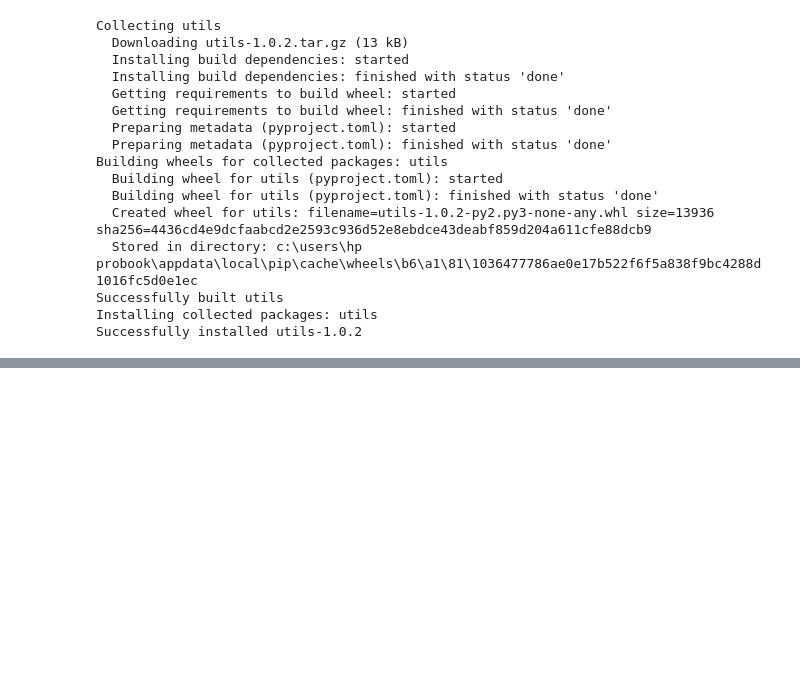
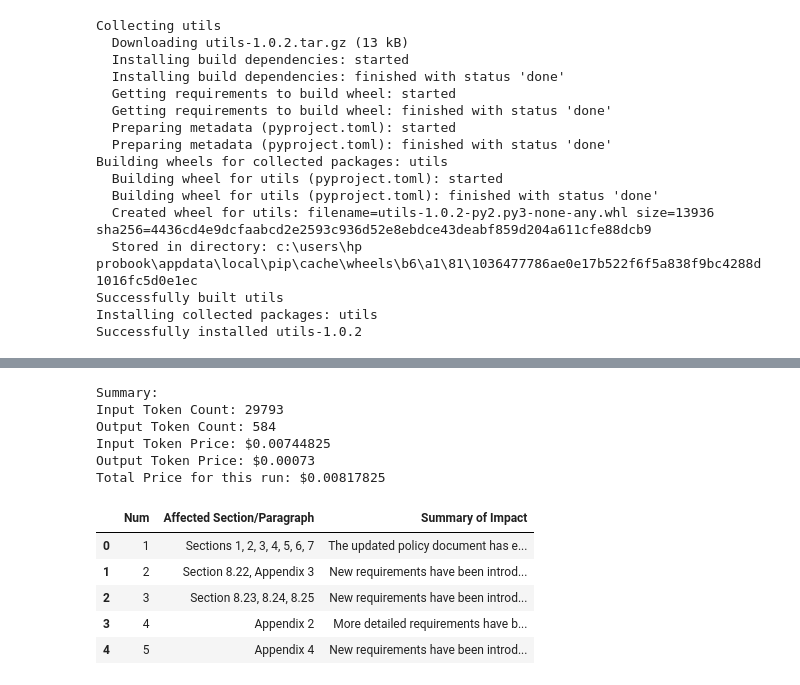
Before and after one commit to Pitruder/Lurim-ai-tinkerer-kl-four-hackathon, a Jupyter notebook: src/Amazon_Bedrock_Regulatory_Compliance.ipynb, the cells around one changed output, grey strips where cells are left out. Saved outputs shown, nothing was run; the diff lists cells and outputs as text; code cells hidden in the pictures; blank space fills up the shorter version.

```diff
--- a/src/Amazon_Bedrock_Regulatory_Compliance.ipynb
+++ b/src/Amazon_Bedrock_Regulatory_Compliance.ipynb
@@ -893,0 +510,5 @@ It is important to note that the specific updates required may vary based on the
+# %%
+output_file = "haiku_1.txt"
+model_name= "Claude 3 Haiku"
+model_id="anthropic.claude-3-haiku-20240307-v1:0"
+prompt = prompt_engineering(r'..\samples\regulatory_policy_documents\ekyc_2020_06.pdf', r'..\samples\regulatory_policy_documents\ekyc_2024_04.pdf')
@@ -893,0 +540,20 @@ It is important to note that the specific updates required may vary based on the
+# %%
+output_1 = show_output_claude(file=output_file,model_name=model_name)
+# %% [output]
+Summary:
+Input Token Count: 29793
+Output Token Count: 584
+Input Token Price: $0.00744825
+Output Token Price: $0.00073
+Total Price for this run: $0.00817825
+# %%
+from IPython.display import display, HTML
+# Convert DataFrame to HTML with a DataTable for interactive scrolling
+display(HTML(output_1.to_html()))
+# %% [output]
+|  | Num | Affected Section/Paragraph | Summary of Impact |
+| 0 | 1 | Sections 1, 2, 3, 4, 5, 6, 7 | The updated policy document has e... |
+| 1 | 2 | Section 8.22, Appendix 3 | New requirements have been introd... |
+| 2 | 3 | Section 8.23, 8.24, 8.25 | New requirements have been introd... |
+| 3 | 4 | Appendix 2 | More detailed requirements have b... |
+| 4 | 5 | Appendix 4 | New requirements have been introd... |
```
Also changed, not shown: parts of 142 cells of this notebook.
